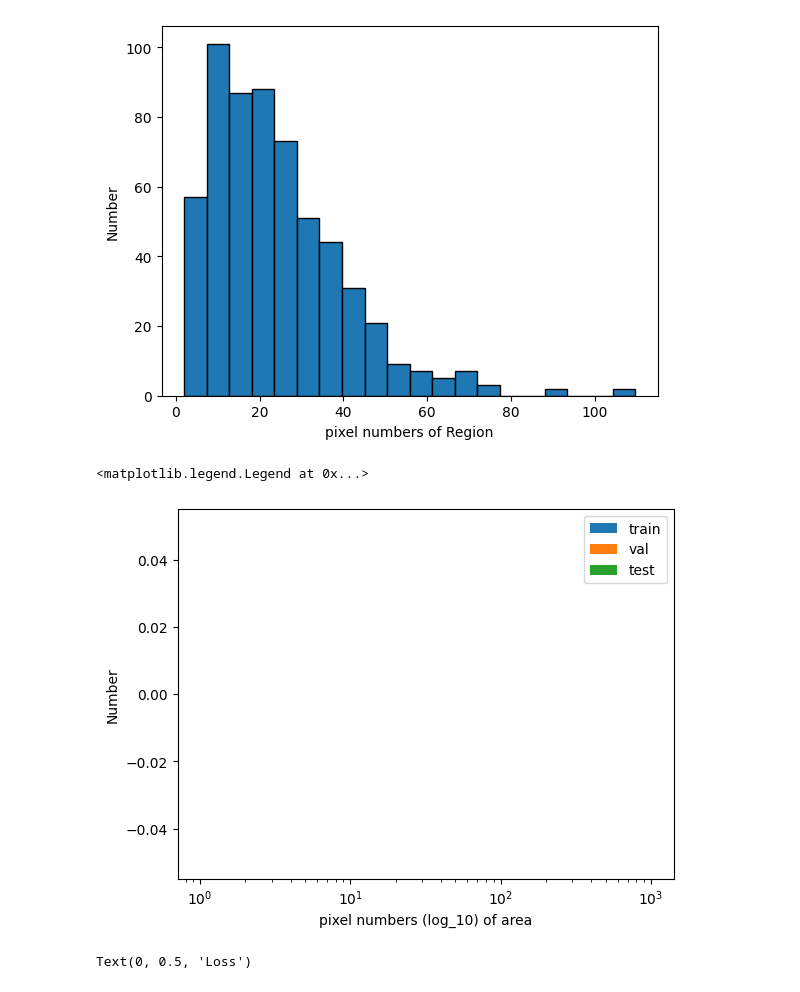
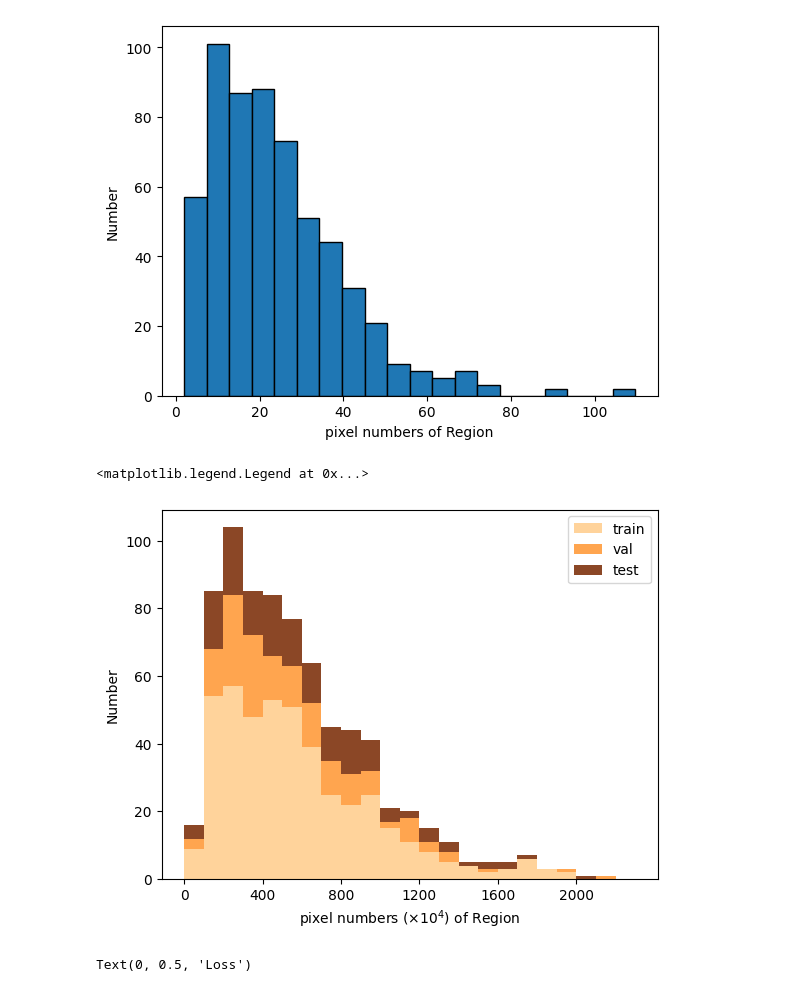
Before and after one commit to beihuihu/U_Net, a Jupyter notebook: notebooks/Drawing.ipynb, the cells around one changed output. Cells and saved outputs as stored; diff of their text form; code cells hidden in the pictures.

```diff
--- a/notebooks/Drawing.ipynb
+++ b/notebooks/Drawing.ipynb
@@ -9,7 +9,7 @@ import geopandas as gps
 import pandas as pd
 import math
 # %%
-dataset_dir=r'J:\5_lakemapping\patchesReshape'
+dataset_dir=r'D:\lakemapping\2_dataset\patchesReshape'
 # output_dir=r'D:\lakemapping\2_dataset\output588'
 image_fn = 'image'
 image_type = '.tif'
@@ -101,26 +101,29 @@ Text(0, 0.5, 'Number')
 # %%
 def fun(dataType):
     numList=[]
     for i in range(0,type_num):
         path_to_write=os.path.join(dataset_dir,'{}/type{}'.format(dataType,i))
         all_files = os.listdir(path_to_write)
         all_files_image = [fn for fn in all_files if fn.startswith(image_fn) and fn.endswith(image_type)]#ndwi.png
         for j, fn in enumerate(all_files_image):
             img = rasterio.open(os.path.join(path_to_write, fn))
             read_img = img.read()
-            rowNum=read_img.shape[1] #/100 #patch_size[0]
-            colNum=read_img.shape[2] #/100 #patch_size[1]
+            rowNum=read_img.shape[1]/100 #patch_size[0]
+            colNum=read_img.shape[2]/100 #patch_size[1]
             # numList.append(math.log10(rowNum*colNum))
             numList.append(rowNum*colNum)
     return numList
 trainNum=fun("train")
 valNum=fun("val")
 testNum=fun("test")
-plt.hist([trainNum,valNum,testNum],bins=[1,10,100,1000],stacked=True)
-plt.xscale("log")
-plt.xlabel("pixel numbers (log_10) of area")
+bins=np.arange(0,2400,100)
+xtick=np.arange(0,2400,400)
+plt.hist([trainNum,valNum,testNum],bins=bins,stacked=True,color=['#FFD39B','#FFA54F','#8B4726'])
+plt.xticks(xtick)
+# plt.xscale("log")
+plt.xlabel("pixel numbers (×$10^4$) of Region")
 plt.ylabel("Number")
 plt.legend(['train','val','test'])
 # %% [output]
 <matplotlib.legend.Legend at 0x...>
-[figure, old version]
+[figure, new version]
```
Also changed, not shown: parts of 13 cells of this notebook, 1 other file.
